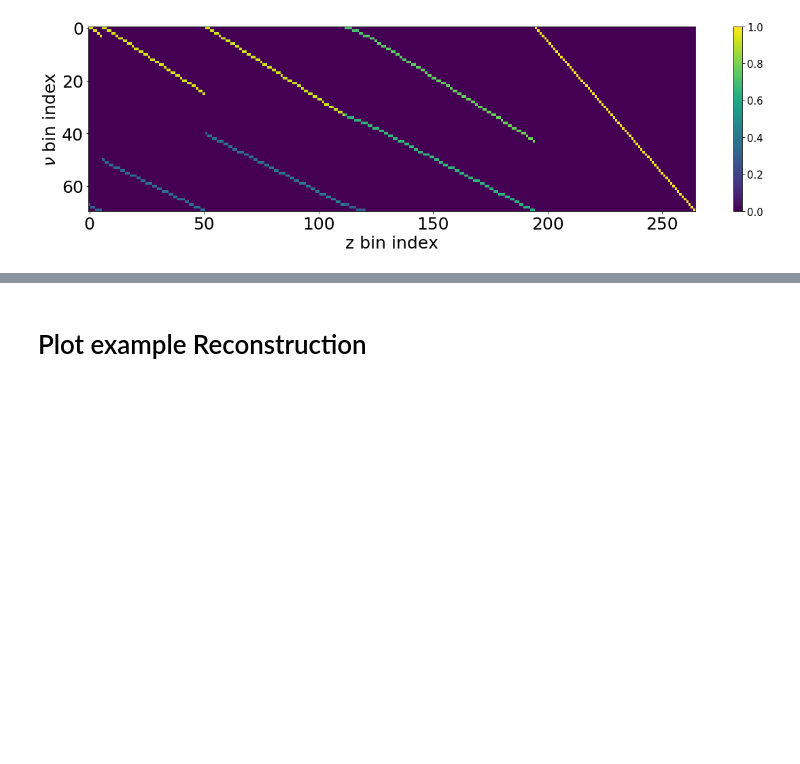
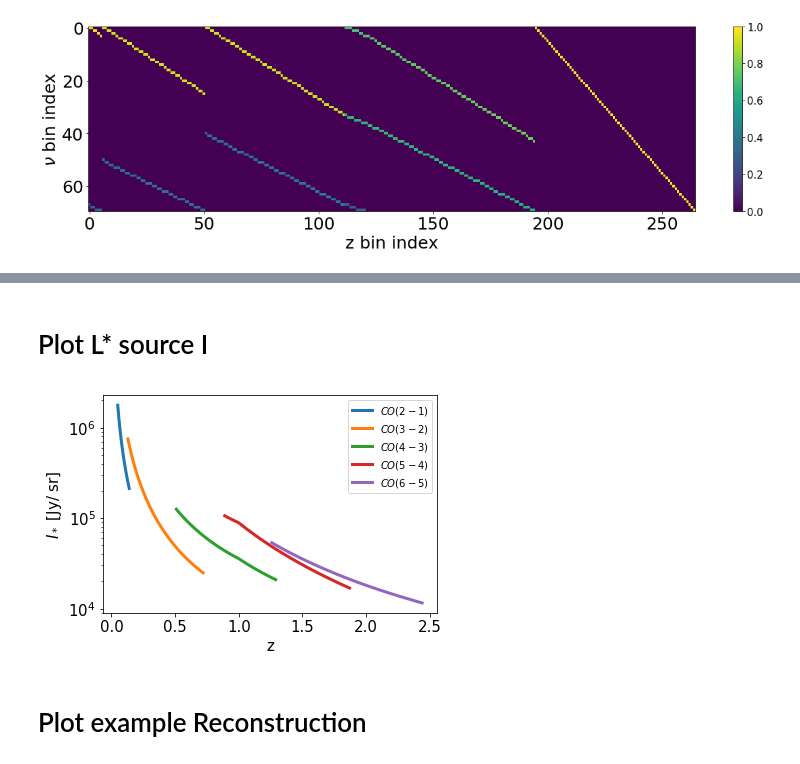
Before and after one commit to yuntingcheng/sim_cii, a Jupyter notebook: sparse_S1_basic.ipynb, the cells around one changed output, grey strips where cells are left out. Saved outputs shown, nothing was run; the diff lists cells and outputs as text; code cells hidden in the pictures; blank space fills up the shorter version.

```diff
--- a/sparse_S1_basic.ipynb
+++ b/sparse_S1_basic.ipynb
@@ -155,3 +230,25 @@ with open('data_internal/sparse_S1_dict.pickle','rb') as pfile:
+# %% [markdown]
+# Plot L* source I
+# %%
+fig, ax = plt.subplots(1,1, figsize = (6,4))
+for j in [2,3,4,5,6]:
+    z_arr = []
+    I_arr = []
+    for z in np.arange(0.05,2.5,0.01):
+        I_vec_all,I_vec_targ = Ivox_from_zsrc([[z]], dth, nu_binedges, line_use, [j])
+        if len(I_vec_targ[I_vec_targ!=0]) > 0:
+            z_arr.append(z)
+            I_arr.append(I_vec_targ[I_vec_targ!=0])
+    ax.plot(z_arr, I_arr, label = line_name_arr[line_use.index(j)], lw = 3)
+ax.set_yscale('log')
+ax.set_xlabel('z', fontsize = 15)
+ax.set_ylabel(r'$I_*$ [Jy/ sr]', fontsize = 15)
+ax.legend(loc = 1, fontsize = 10)
+ax.tick_params(axis='both', which='major', labelsize=15)
+
+plt.savefig('plots/paperfig/Istr.pdf', bbox_inches = 'tight', dpi = 300)
+# %% [output]
+[figure, added]
 # %% [markdown]
 # Plot example Reconstruction
 # %%
```
Also changed, not shown: parts of 5 cells of this notebook, 10 other files.
